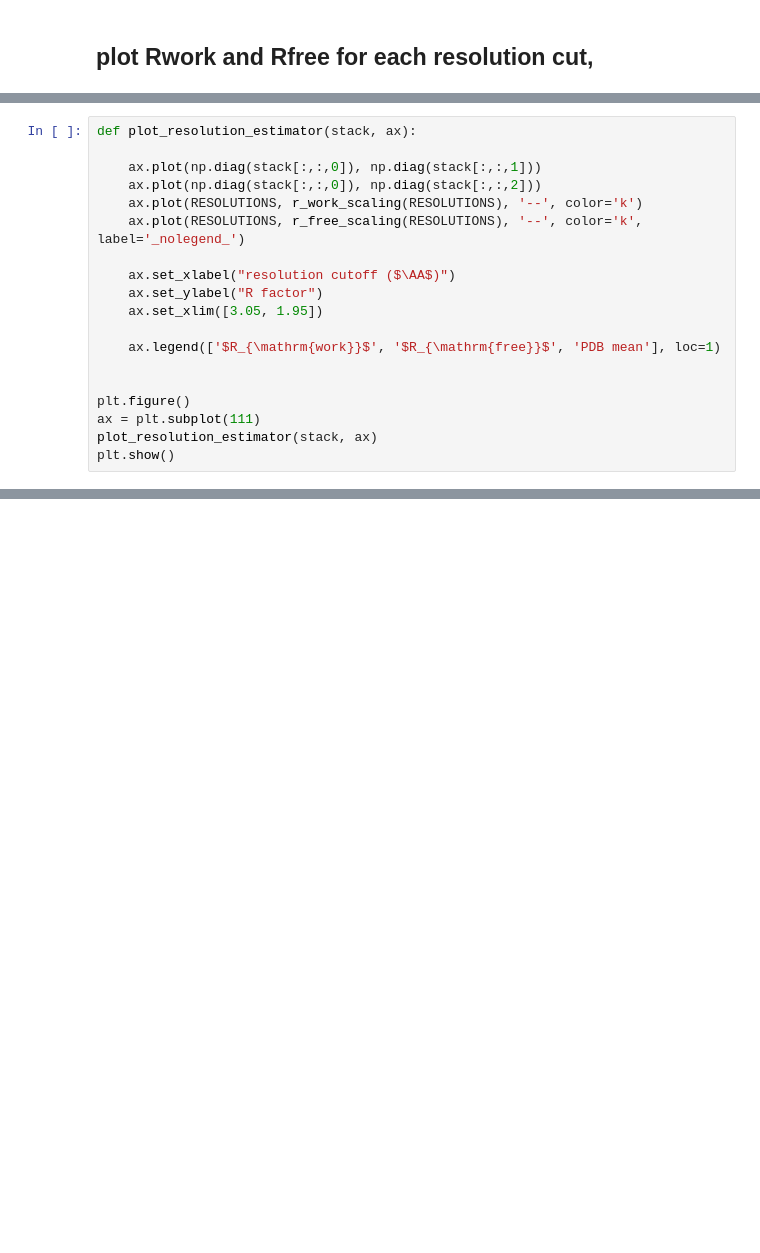
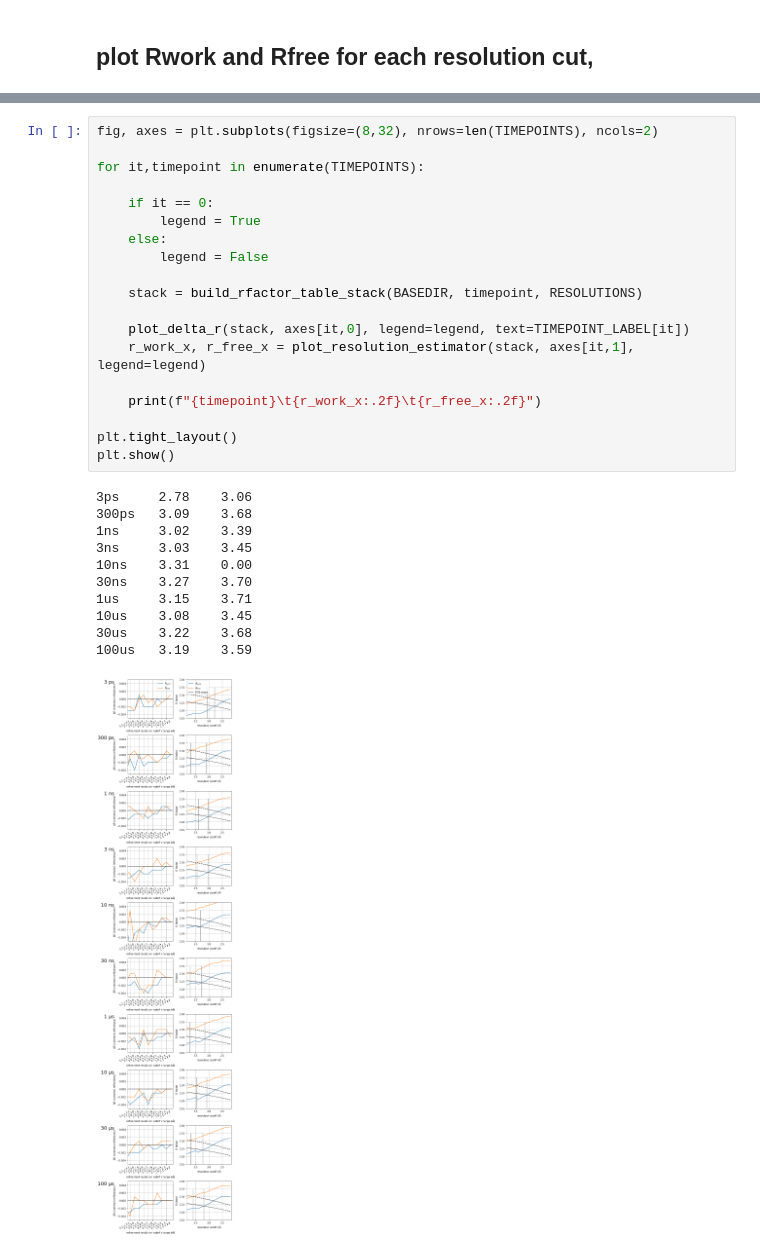
Before and after one commit to tjlane/mmcpd-p19638, a Jupyter notebook: paired-refinement/paired-refinement-plot.ipynb, the cells around one changed output, grey strips where cells are left out. Drawn from its saved outputs; the diff is of its cells as text; blank space fills up the shorter version.

```diff
--- a/paired-refinement/paired-refinement-plot.ipynb
+++ b/paired-refinement/paired-refinement-plot.ipynb
@@ -136,19 +154,0 @@ plt.show()
-# %%
-def plot_resolution_estimator(stack, ax):
-
-    ax.plot(np.diag(stack[:,:,0]), np.diag(stack[:,:,1]))
-    ax.plot(np.diag(stack[:,:,0]), np.diag(stack[:,:,2]))
-    ax.plot(RESOLUTIONS, r_work_scaling(RESOLUTIONS), '--', color='k')
-    ax.plot(RESOLUTIONS, r_free_scaling(RESOLUTIONS), '--', color='k', label='_nolegend_')
-
-    ax.set_xlabel("resolution cutoff ($\AA$)")
-    ax.set_ylabel("R factor")
-    ax.set_xlim([3.05, 1.95])
-
-    ax.legend(['$R_{\mathrm{work}}$', '$R_{\mathrm{free}}$', 'PDB mean'], loc=1)
-
-
-plt.figure()
-ax = plt.subplot(111)
-plot_resolution_estimator(stack, ax)
-plt.show()
@@ -156,0 +178,31 @@ plt.show()
+# %%
+fig, axes = plt.subplots(figsize=(8,32), nrows=len(TIMEPOINTS), ncols=2)
+
+for it,timepoint in enumerate(TIMEPOINTS):
+
+    if it == 0:
+        legend = True
+    else:
+        legend = False
+
+    stack = build_rfactor_table_stack(BASEDIR, timepoint, RESOLUTIONS)
+
+    plot_delta_r(stack, axes[it,0], legend=legend, text=TIMEPOINT_LABEL[it])
+    r_work_x, r_free_x = plot_resolution_estimator(stack, axes[it,1], legend=legend)
+
+    print(f"{timepoint}\t{r_work_x:.2f}\t{r_free_x:.2f}")
+
+plt.tight_layout()
+plt.show()
+# %% [output]
+3ps     2.78    3.06
+300ps   3.09    3.68
+1ns     3.02    3.39
+3ns     3.03    3.45
+10ns    3.31    0.00
+30ns    3.27    3.70
+1us     3.15    3.71
+10us    3.08    3.45
+30us    3.22    3.68
+100us   3.19    3.59
+[figure, added]
```
Also changed, not shown: parts of 14 cells of this notebook, 2 other files.
